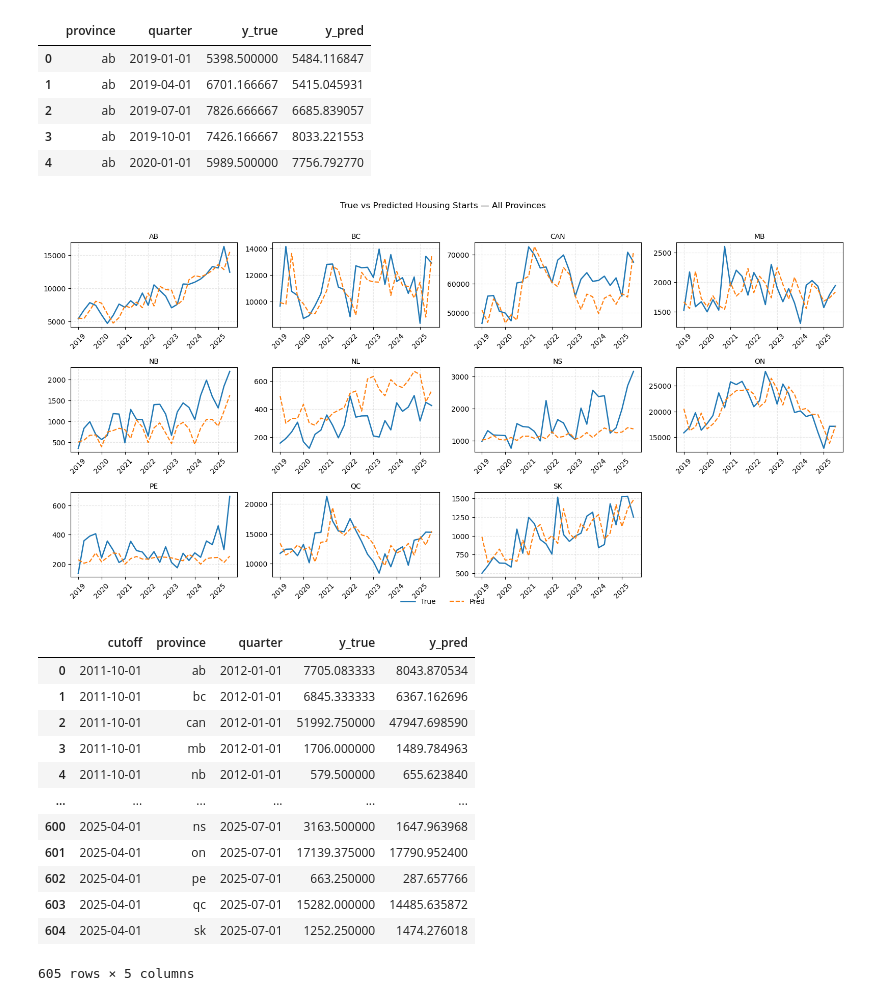
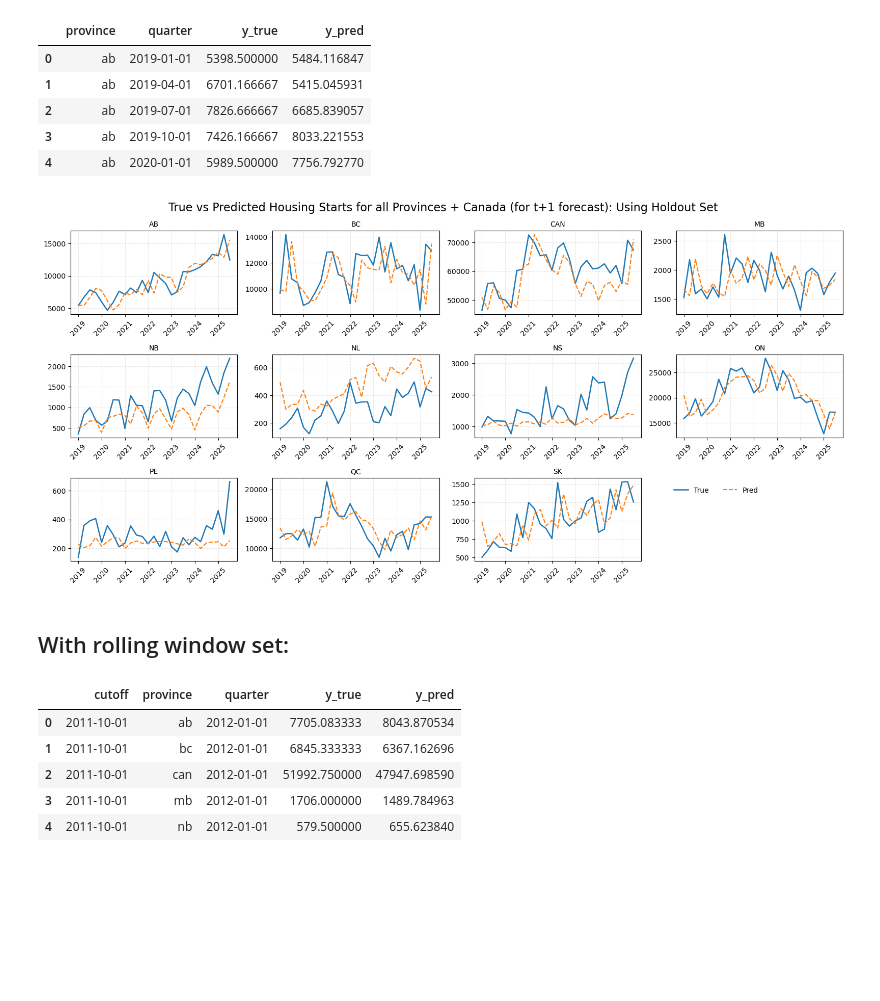
Before and after one commit to Erdos-Projects/fall-2025-forecasting-housing-supply-demand, a Jupyter notebook: modeling_next_q_forecast.ipynb, the cells around one changed output. Saved outputs shown, nothing was run; the diff lists cells and outputs as text; code cells hidden in the pictures; blank space fills up the shorter version.

Commit message:
updated plots

```diff
--- a/modeling_next_q_forecast.ipynb
+++ b/modeling_next_q_forecast.ipynb
@@ -266,9 +269,9 @@ y_train = train["dwelling_starts"]
 y_true  = test["dwelling_starts"]
 # %%
 MODEL_REGISTRY = {
-    "lr": lambda **kw: LinearRegression(**kw),
+    "lr": lambda **kw: make_pipeline(StandardScaler(), LinearRegression(**kw)),
     "rf": lambda **kw: RandomForestRegressor(n_estimators=200, random_state=42, n_jobs=-1, **kw),
-    "ridge": lambda **kw: Ridge(alpha=1.0, **kw),
+    "ridge": lambda **kw: make_pipeline(StandardScaler(), Ridge(alpha=1.0, **kw)),
     "xgb": lambda **kw: XGBRegressor(n_estimators=300, learning_rate=0.05, random_state=42, **kw),
 }
 
@@ -297,7 +300,7 @@ def run_model(name, train, test, features, target="dwelling_starts", per_provinc
         import pandas as pd
         return pd.DataFrame(rows).set_index("province")
 # %%
-models = ['lr', 'rf', 'ridge', 'xgb']
+models = ['lr', 'rf', 'ridge', 'xgb',]
 # %%
 rows = []
 for prov, gtr in train.groupby("province"):
@@ -552,38 +557,39 @@ preds_all.head()
 | 3 | ab | 2019-10-01 | 7426.166667 | 8033.221553 |
 | 4 | ab | 2020-01-01 | 5989.500000 | 7756.792770 |
 # %%
-import math
 # Assumes you already built `preds_all` with columns: province, quarter, y_true, y_pred
 provs = sorted(preds_all["province"].unique())
 n = len(provs)
 cols = 4
 rows = math.ceil(n / cols)
 
 fig, axes = plt.subplots(rows, cols, figsize=(4*cols, 2.6*rows), sharex=False, sharey=False)
 axes = axes.ravel()
 
 for i, prov in enumerate(provs):
     ax = axes[i]
     g = preds_all[preds_all["province"] == prov].sort_values("quarter")
     ax.plot(g["quarter"], g["y_true"], label="True", linewidth=1.8)
     ax.plot(g["quarter"], g["y_pred"], "--", label="Pred", linewidth=1.6)
     ax.set_title(prov.upper(), fontsize=10)
     ax.tick_params(axis="x", labelrotation=45)
     ax.grid(True, linestyle="--", alpha=0.3)
 
 # Hide any unused subplots
 for j in range(i+1, rows*cols):
     fig.delaxes(axes[j])
 
 # One legend for the whole figure
 handles, labels = axes[0].get_legend_handles_labels()
-fig.legend(handles, labels, loc="lower center", ncol=2, frameon=False, bbox_to_anchor=(0.5, -0.01))
+fig.legend(handles, labels, loc="lower center", ncol=2, frameon=False, bbox_to_anchor=(0.835, .23))
 
-fig.suptitle("True vs Predicted Housing Starts — All Provinces", y=1.02, fontsize=12)
+fig.suptitle("True vs Predicted Housing Starts for all Provinces + Canada (for t+1 forecast): Using Holdout Set", y=.98, fontsize=16)
 plt.tight_layout()
 plt.show()
 # %% [output]
-[figure, old version]
+[figure, new version]
+# %% [markdown]
+## With rolling window set:
 # %%
 name = "lr"
 rows = []
@@ -606,7 +612,7 @@ for tr, te in rolling_split(model_df, initial=None, fh=1):
         }))
 
 preds_rolling_all_folds = pd.concat(rows, ignore_index=True)
-preds_rolling_all_folds
+preds_rolling_all_folds.head()
 # %% [output]
 |  | cutoff | province | quarter | y_true | y_pred |
 | 0 | 2011-10-01 | ab | 2012-01-01 | 7705.083333 | 8043.870534 |
@@ -614,11 +620,4 @@ preds_rolling_all_folds
 | 2 | 2011-10-01 | can | 2012-01-01 | 51992.750000 | 47947.698590 |
 | 3 | 2011-10-01 | mb | 2012-01-01 | 1706.000000 | 1489.784963 |
 | 4 | 2011-10-01 | nb | 2012-01-01 | 579.500000 | 655.623840 |
-| ... | ... | ... | ... | ... | ... |
-| 600 | 2025-04-01 | ns | 2025-07-01 | 3163.500000 | 1647.963968 |
-| 601 | 2025-04-01 | on | 2025-07-01 | 17139.375000 | 17790.952400 |
-| 602 | 2025-04-01 | pe | 2025-07-01 | 663.250000 | 287.657766 |
-| 603 | 2025-04-01 | qc | 2025-07-01 | 15282.000000 | 14485.635872 |
-| 604 | 2025-04-01 | sk | 2025-07-01 | 1252.250000 | 1474.276018 |
-605 rows × 5 columns
 # %%
```
Also changed, not shown: parts of 14 cells of this notebook, 1 other file.
